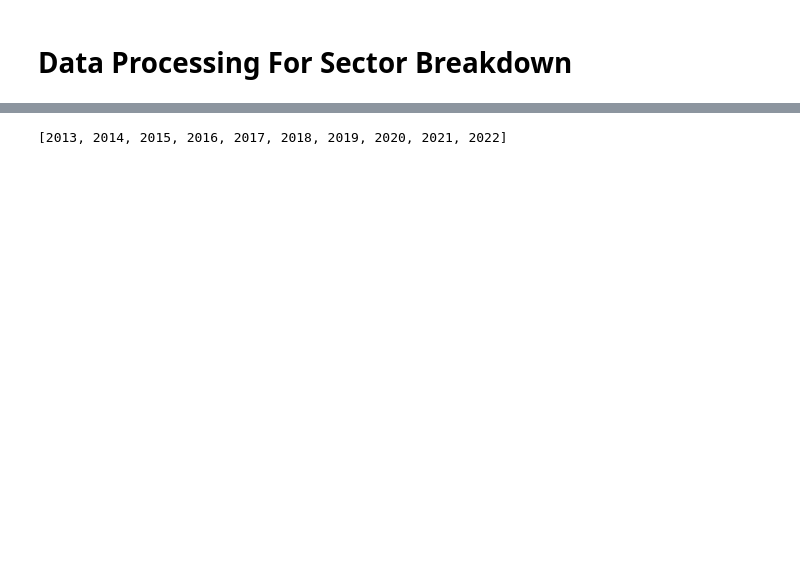
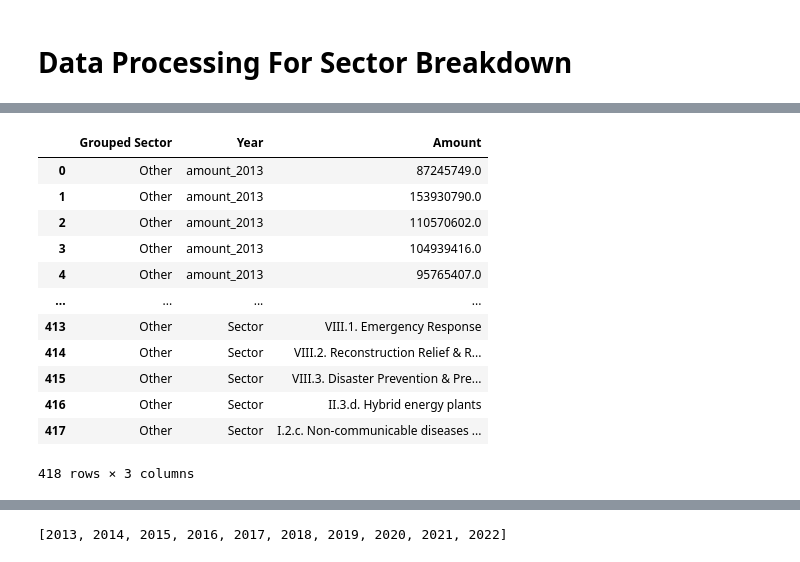
Before and after one commit to Samuel-Drewes/KlimaPortfolios, a Jupyter notebook: notebooks/clean.ipynb, the cells around one changed output, grey strips where cells are left out. Saved outputs shown, nothing was run; the diff lists cells and outputs as text; code cells hidden in the pictures; blank space fills up the shorter version.

```diff
--- a/notebooks/clean.ipynb
+++ b/notebooks/clean.ipynb
@@ -739,0 +862,18 @@ df_merged = pd.read_csv('../upload_data/sector_analysis.csv')
+# %%
+df_long = df.melt(id_vars=['Grouped Sector'], var_name='Year', value_name='Amount')
+# %%
+df_long
+# %% [output]
+|  | Grouped Sector | Year | Amount |
+| 0 | Other | amount_2013 | 87245749.0 |
+| 1 | Other | amount_2013 | 153930790.0 |
+| 2 | Other | amount_2013 | 110570602.0 |
+| 3 | Other | amount_2013 | 104939416.0 |
+| 4 | Other | amount_2013 | 95765407.0 |
+| ... | ... | ... | ... |
+| 413 | Other | Sector | VIII.1. Emergency Response |
+| 414 | Other | Sector | VIII.2. Reconstruction Relief & R... |
+| 415 | Other | Sector | VIII.3. Disaster Prevention & Pre... |
+| 416 | Other | Sector | II.3.d. Hybrid energy plants |
+| 417 | Other | Sector | I.2.c. Non-communicable diseases ... |
+418 rows × 3 columns
```
Also changed, not shown: parts of 71 cells of this notebook, 2 other files.
